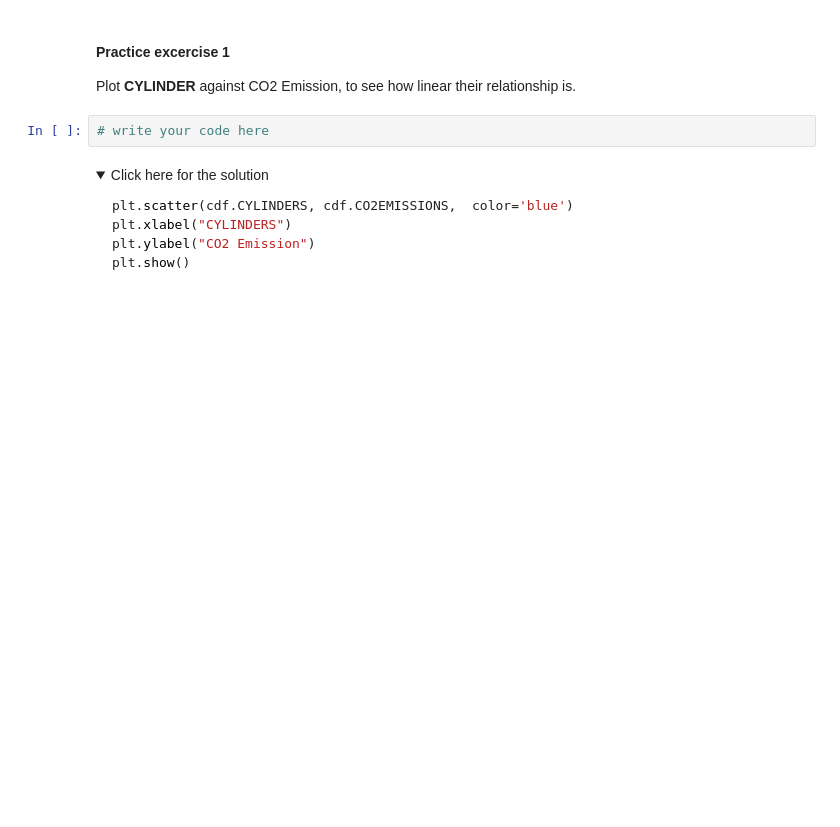
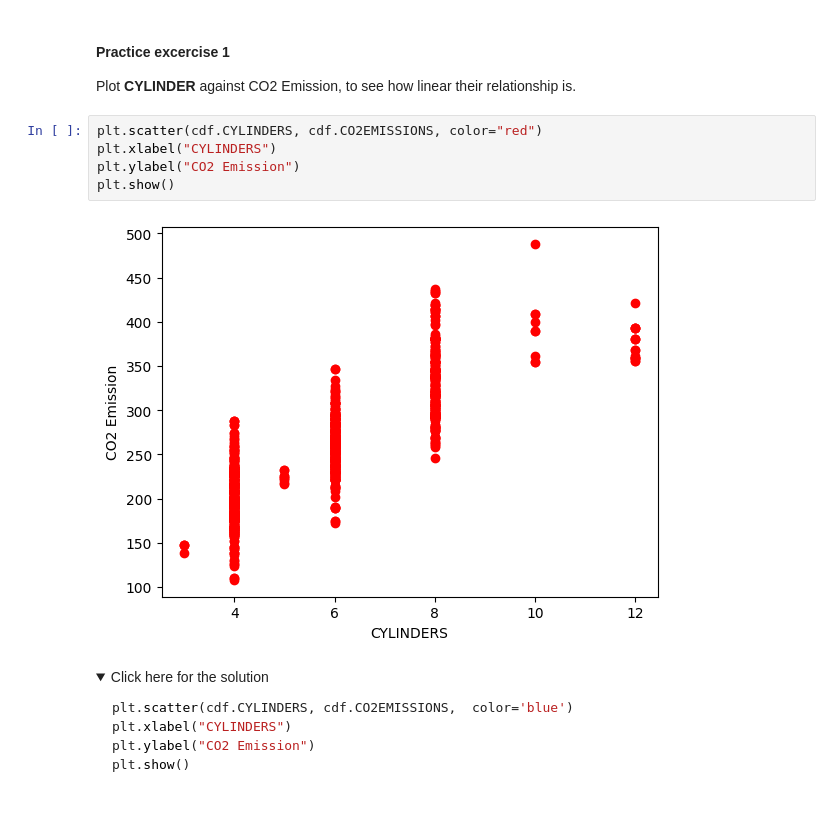
Before and after one commit to Efnanaladag/ibm-mlwithpython-notes, a Jupyter notebook: notebooks/01_simple_linear_regression.ipynb, the cells around one changed output. Drawn from its saved outputs; the diff is of its cells as text; folded sections open; blank space fills up the shorter version.

```diff
--- a/notebooks/01_simple_linear_regression.ipynb
+++ b/notebooks/01_simple_linear_regression.ipynb
@@ -116,8 +150,13 @@ Although the relationship between engine size and CO2 emission is quite linear,
 # %% [markdown]
 #### Practice excercise 1
 Plot __CYLINDER__ against CO2 Emission, to see how linear their relationship is.
-# %%
-# write your code here
+# %%
+plt.scatter(cdf.CYLINDERS, cdf.CO2EMISSIONS, color="red")
+plt.xlabel("CYLINDERS")
+plt.ylabel("CO2 Emission")
+plt.show()
+# %% [output]
+[figure, added]
 # %% [markdown]
 <details><summary>Click here for the solution</summary>
 
```
Also changed, not shown: parts of 21 cells of this notebook.
